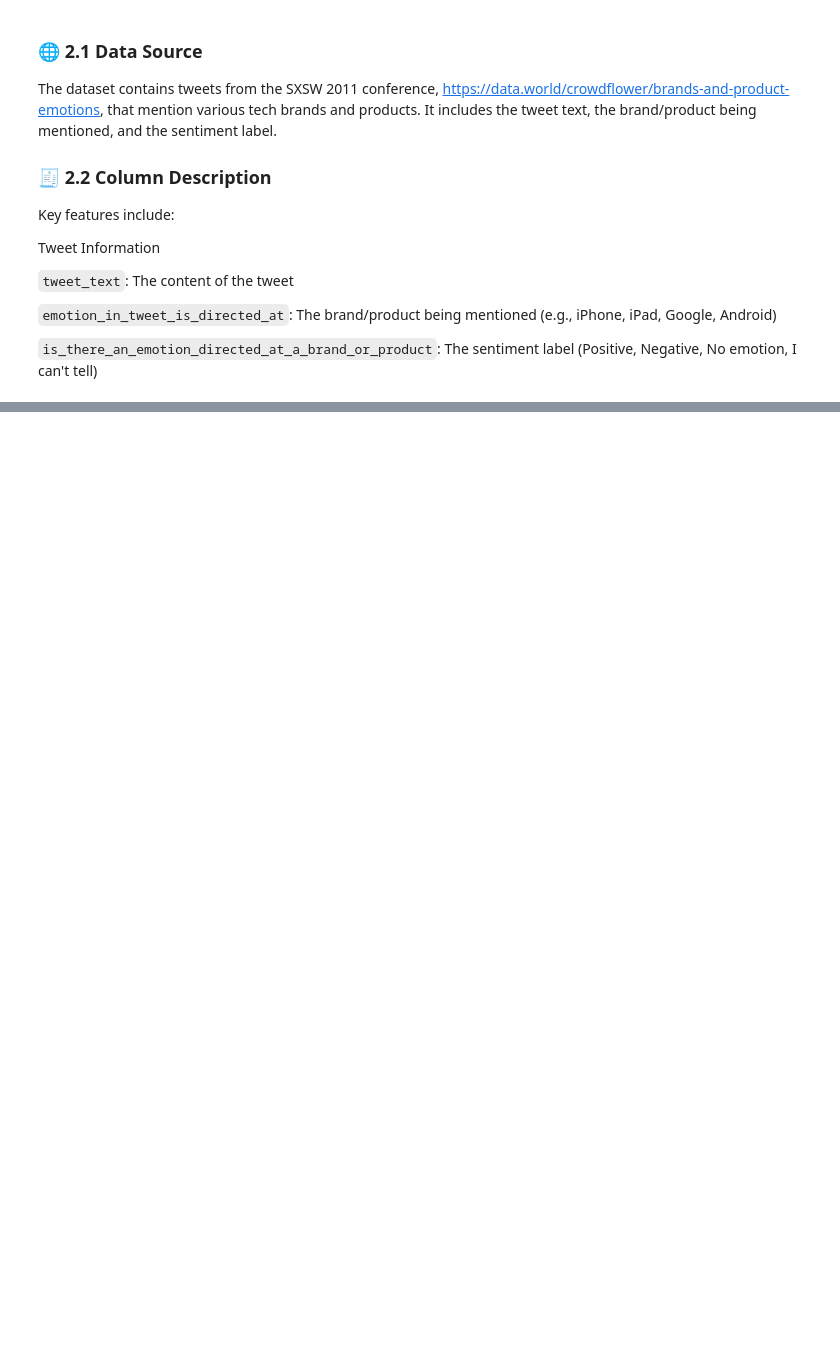
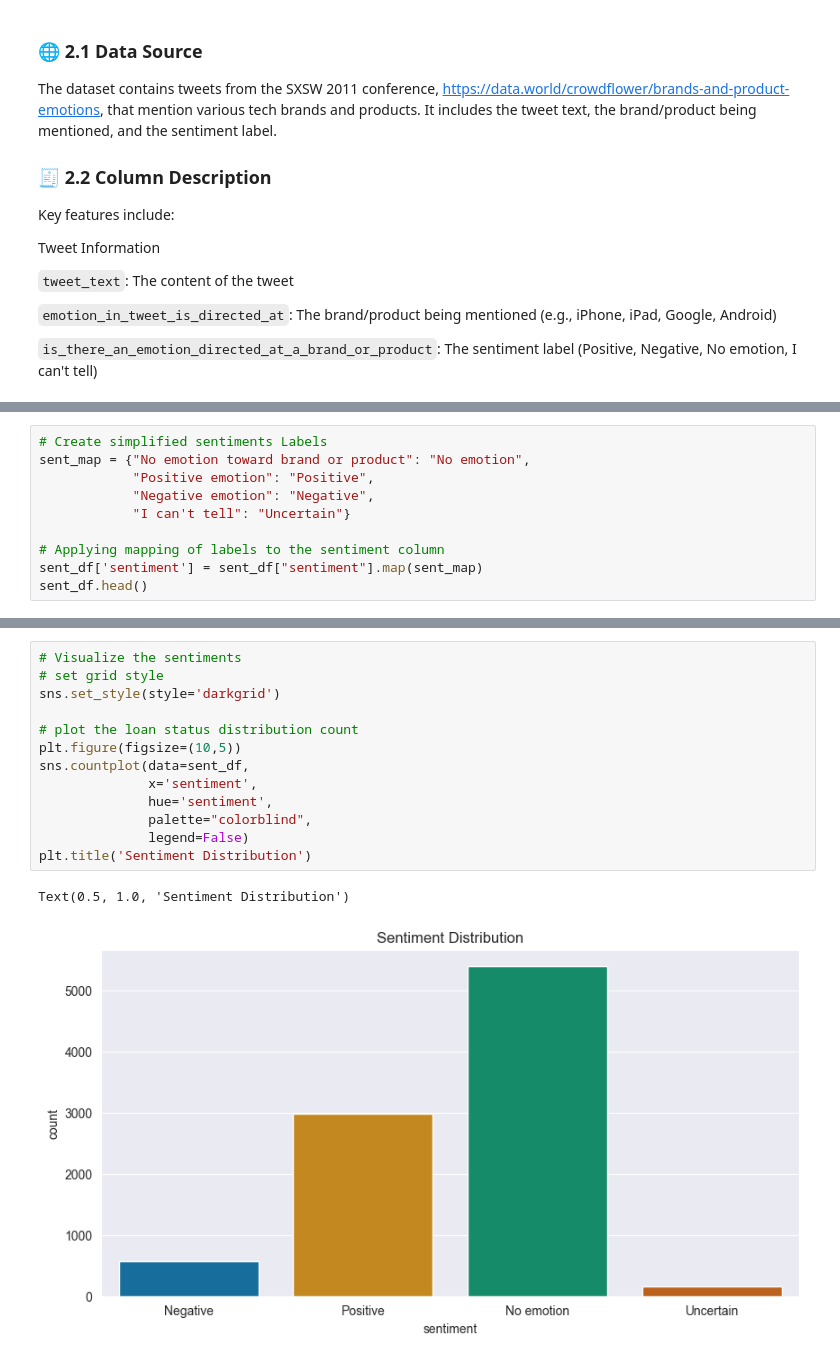
Before and after one commit to Patoh254code/product_brand_sentiment_analysis, a Jupyter notebook: index.ipynb, the cells around one changed output, grey strips where cells are left out. Saved outputs shown, nothing was run; the diff lists cells and outputs as text; blank space fills up the shorter version.

```diff
--- a/index.ipynb
+++ b/index.ipynb
@@ -75,0 +221,10 @@ Tweet Information
+# %%
+# Create simplified sentiments Labels
+sent_map = {"No emotion toward brand or product": "No emotion",
+            "Positive emotion": "Positive",
+            "Negative emotion": "Negative",
+            "I can't tell": "Uncertain"}
+
+# Applying mapping of labels to the sentiment column
+sent_df['sentiment'] = sent_df["sentiment"].map(sent_map)
+sent_df.head()
@@ -75,0 +248,16 @@ Tweet Information
+# %%
+# Visualize the sentiments
+# set grid style
+sns.set_style(style='darkgrid')
+
+# plot the loan status distribution count
+plt.figure(figsize=(10,5))
+sns.countplot(data=sent_df,
+              x='sentiment',
+              hue='sentiment',
+              palette="colorblind",
+              legend=False)
+plt.title('Sentiment Distribution')
+# %% [output]
+Text(0.5, 1.0, 'Sentiment Distribution')
+[figure, added]
```
Also changed, not shown: parts of 22 cells of this notebook.
